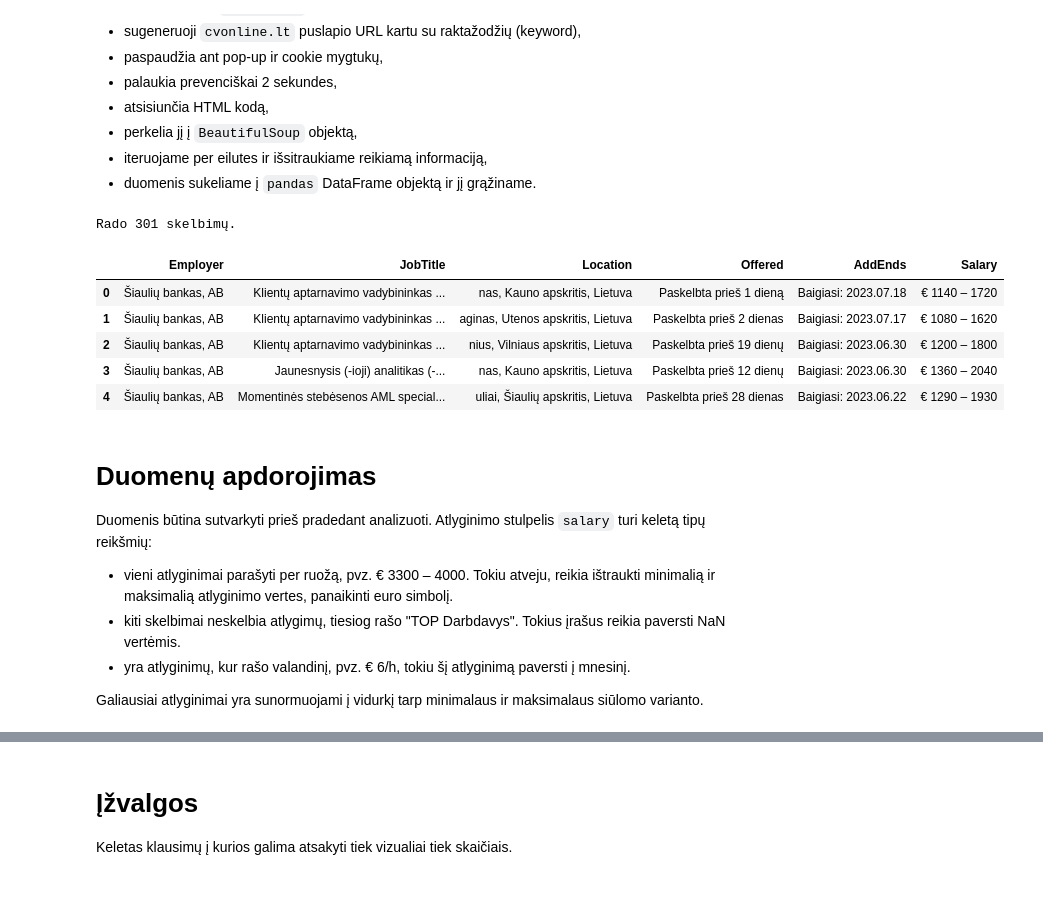
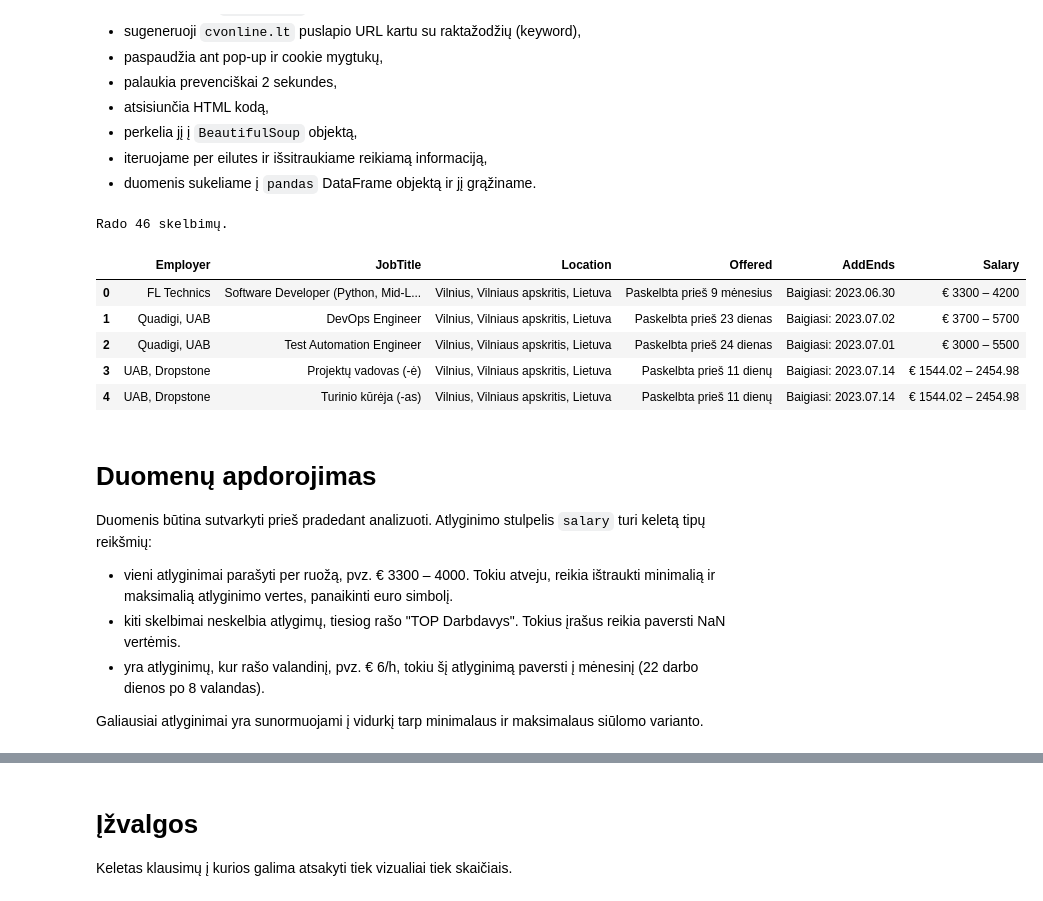
Before and after one commit to TK-Problem/Python-mokymai, a Jupyter notebook: Scripts/cvonline.ipynb, the cells around one changed output, grey strips where cells are left out. Drawn from its saved outputs; the diff is of its cells as text; code cells hidden in the pictures.

```diff
--- a/Scripts/cvonline.ipynb
+++ b/Scripts/cvonline.ipynb
@@ -113,7 +116,7 @@ async def cvonline(keyword="python"):
 
           # get specific info about job title and job location
           job_title = _contents[0].text
-          job_location = _contents[2].text[3:]
+          job_location = _contents[2].text
 
           # get start day (the date job was created)
           for c in _contents[4:]:
@@ -135,9 +138,6 @@ async def cvonline(keyword="python"):
           else:
             salary = ''
 
-          # "jsx-1401030249 vacancy-item__salary-label"
-
-
           # add data to temp. list
           lst.append([employer, job_title, job_location, offer_started, offer_ends, salary])
 
@@ -153,23 +153,23 @@ async def cvonline(keyword="python"):
 # %%
 #@title Atsisiųsti duomenis
 # paieškos žodis
-keyword = 'bankas' # @param {type:"string"}
+keyword = 'python' # @param {type:"string"}
 
 # iškviečiame funkciją ir išsaugome duomenis ir atvaizduojame pirmus 5 skelbimus
 df_cvonline = asyncio.run(cvonline(keyword))
 
 # parašyti kiek rado skelbimų
 print(f"Rado {len(df_cvonline)} skelbimų.")
 
 df_cvonline.head()
 # %% [output]
-Rado 301 skelbimų.
+Rado 46 skelbimų.
 |  | Employer | JobTitle | Location | Offered | AddEnds | Salary |
-| 0 | Šiaulių bankas, AB | Klientų aptarnavimo vadybininkas ... | nas, Kauno apskritis, Lietuva | Paskelbta prieš 1 dieną | Baigiasi: 2023.07.18 | € 1140 – 1720 |
-| 1 | Šiaulių bankas, AB | Klientų aptarnavimo vadybininkas ... | aginas, Utenos apskritis, Lietuva | Paskelbta prieš 2 dienas | Baigiasi: 2023.07.17 | € 1080 – 1620 |
-| 2 | Šiaulių bankas, AB | Klientų aptarnavimo vadybininkas ... | nius, Vilniaus apskritis, Lietuva | Paskelbta prieš 19 dienų | Baigiasi: 2023.06.30 | € 1200 – 1800 |
-| 3 | Šiaulių bankas, AB | Jaunesnysis (-ioji) analitikas (-... | nas, Kauno apskritis, Lietuva | Paskelbta prieš 12 dienų | Baigiasi: 2023.06.30 | € 1360 – 2040 |
-| 4 | Šiaulių bankas, AB | Momentinės stebėsenos AML special... | uliai, Šiaulių apskritis, Lietuva | Paskelbta prieš 28 dienas | Baigiasi: 2023.06.22 | € 1290 – 1930 |
+| 0 | FL Technics | Software Developer (Python, Mid-L... | Vilnius, Vilniaus apskritis, Lietuva | Paskelbta prieš 9 mėnesius | Baigiasi: 2023.06.30 | € 3300 – 4200 |
+| 1 | Quadigi, UAB | DevOps Engineer | Vilnius, Vilniaus apskritis, Lietuva | Paskelbta prieš 23 dienas | Baigiasi: 2023.07.02 | € 3700 – 5700 |
+| 2 | Quadigi, UAB | Test Automation Engineer | Vilnius, Vilniaus apskritis, Lietuva | Paskelbta prieš 24 dienas | Baigiasi: 2023.07.01 | € 3000 – 5500 |
+| 3 | UAB, Dropstone | Projektų vadovas (-ė) | Vilnius, Vilniaus apskritis, Lietuva | Paskelbta prieš 11 dienų | Baigiasi: 2023.07.14 | € 1544.02 – 2454.98 |
+| 4 | UAB, Dropstone | Turinio kūrėja (-as) | Vilnius, Vilniaus apskritis, Lietuva | Paskelbta prieš 11 dienų | Baigiasi: 2023.07.14 | € 1544.02 – 2454.98 |
 # %% [markdown]
 # Duomenų apdorojimas
 
@@ -177,7 +177,7 @@ Duomenis būtina sutvarkyti prieš pradedant analizuoti. Atlyginimo stulpelis `s
 
 * vieni atlyginimai parašyti per ruožą, pvz. € 3300 – 4000. Tokiu atveju, reikia ištraukti minimalią ir maksimalią atlyginimo vertes, panaikinti euro simbolį.
 * kiti skelbimai neskelbia atlygimų, tiesiog rašo "TOP Darbdavys". Tokius įrašus reikia paversti NaN vertėmis.
-* yra atlyginimų, kur rašo valandinį, pvz. € 6/h, tokiu šį atlyginimą paversti į mnesinį.
+* yra atlyginimų, kur rašo valandinį, pvz. € 6/h, tokiu šį atlyginimą paversti į mėnesinį (22 darbo dienos po 8 valandas).
 
 Galiausiai atlyginimai yra sunormuojami į vidurkį tarp minimalaus ir maksimalaus siūlomo varianto.
 # %%
```
Also changed, not shown: parts of 12 cells of this notebook.
